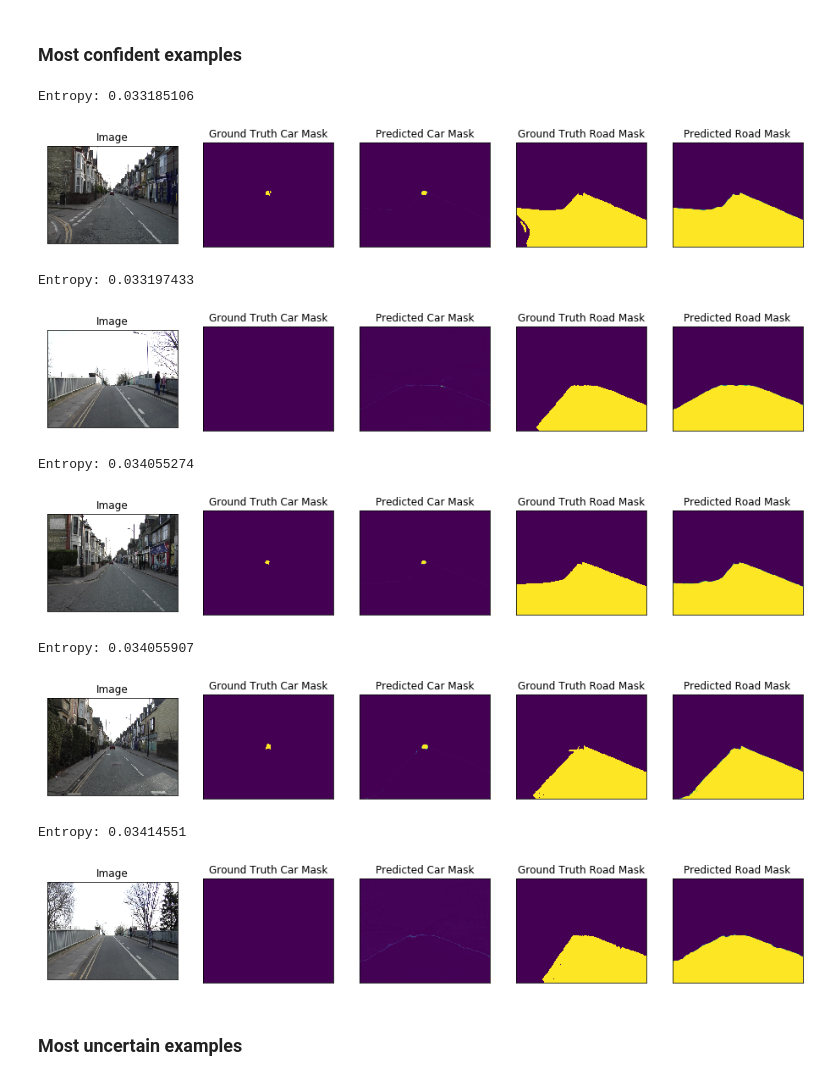
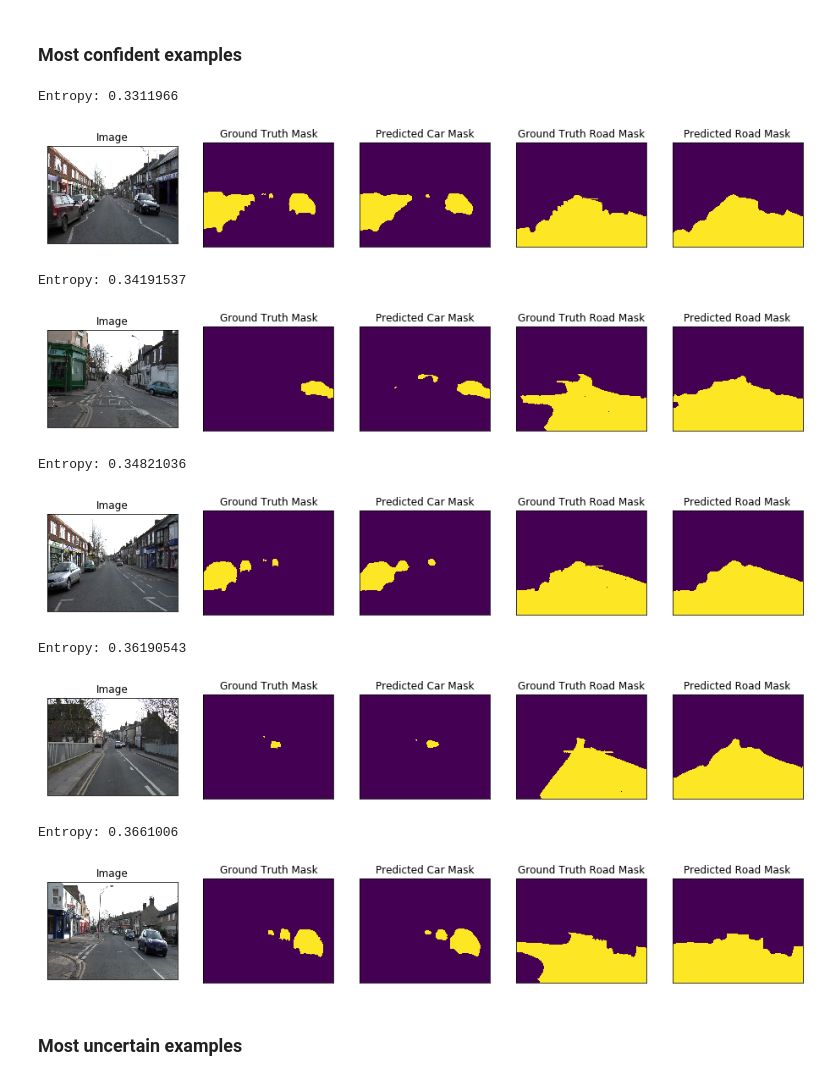
Before and after one commit to RuslanAgishev/active_learning, a Jupyter notebook: src/train_semantic_segmentation.ipynb, the cells around one changed output. Cells and saved outputs as stored; diff of their text form; code cells hidden in the pictures.

```diff
--- a/src/train_semantic_segmentation.ipynb
+++ b/src/train_semantic_segmentation.ipynb
@@ -235,12 +232,14 @@ import segmentation_models_pytorch as smp
 
 ENCODER = 'resnet18'
 ENCODER_WEIGHTS = 'imagenet'
-CLASSES = ['car', 'road']
+CLASSES = ['sky', 'building', 'pole', 'road', 'pavement',
+           'tree', 'signsymbol', 'fence', 'car',
+           'pedestrian', 'bicyclist']
 n_classes = 1 if len(CLASSES) == 1 else (len(CLASSES) + 1)  # case for binary and multiclass segmentation
 ACTIVATION = 'softmax2d' # could be None for logits or 'softmax2d' for multicalss segmentation
 DEVICE = 'cuda'
 LEARNING_RATE = 1e-4
-EPOCHS = 20
+EPOCHS = 10
 
 # create segmentation model with pretrained encoder
 # model = smp.FPN(
@@ -388,35 +387,35 @@ for i in tqdm(range(len(test_dataset))):
 # %%
 # Model is mostly uncertain in images with High entropy
 NUM_UNCERTAIN_IMAGES = 5
 selection = (np.argsort(entropies))[:NUM_UNCERTAIN_IMAGES]
 
 for i in selection:
     print('Entropy:', entropies[i])
     image, gt_mask = test_dataset[i]
     image_vis = test_dataset_vis[i][0].astype('uint8')
 
     x_tensor = torch.from_numpy(image).to(DEVICE).unsqueeze(0)
     pr_mask = best_model.predict(x_tensor)
-    mask_np = pr_mask.squeeze().cpu().numpy()
+    mask_np = pr_mask.squeeze().cpu().numpy().round()
 
     visualize(
         image=image_vis,
-        ground_truth_car_mask=gt_mask[0,...],
-        predicted_car_mask=mask_np[0,...],
-        ground_truth_road_mask=gt_mask[1,...],
-        predicted_road_mask=mask_np[1,...],
+        ground_truth_mask=gt_mask[8,...],
+        predicted_car_mask=mask_np[8,...],
+        ground_truth_road_mask=gt_mask[3,...],
+        predicted_road_mask=mask_np[3,...],
     )
 # %% [output]
-Entropy: 0.033185106
+Entropy: 0.3311966
-[figure, old version]
+[figure, new version]
-Entropy: 0.033197433
+Entropy: 0.34191537
-[figure, old version]
+[figure, new version]
-Entropy: 0.034055274
+Entropy: 0.34821036
-[figure, old version]
+[figure, new version]
-Entropy: 0.034055907
+Entropy: 0.36190543
-[figure, old version]
+[figure, new version]
-Entropy: 0.03414551
+Entropy: 0.3661006
-[figure, old version]
+[figure, new version]
 # %% [markdown]
 ### Most uncertain examples
 # %%
```
Also changed, not shown: parts of 4 cells of this notebook, 1 other file.
